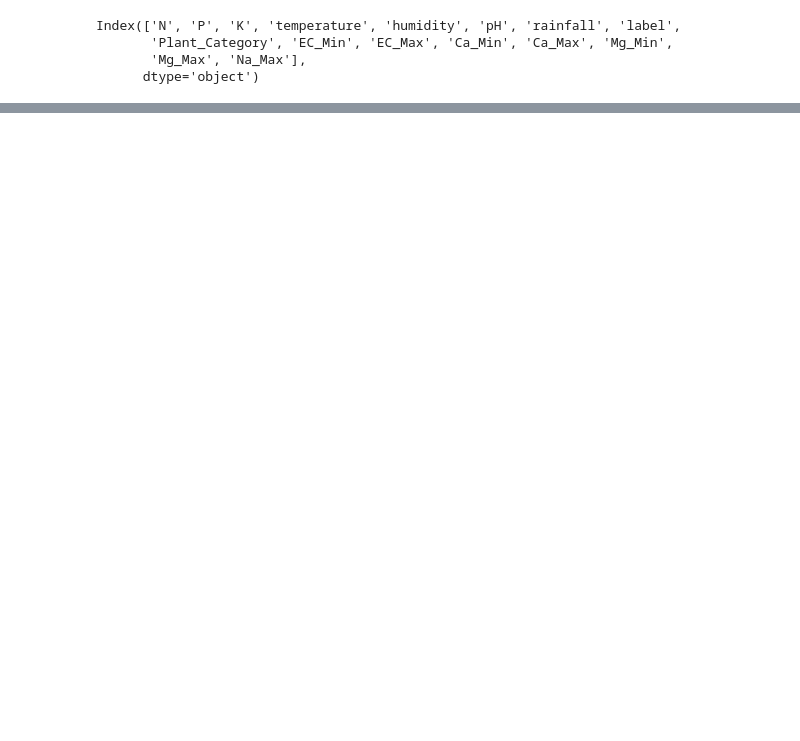
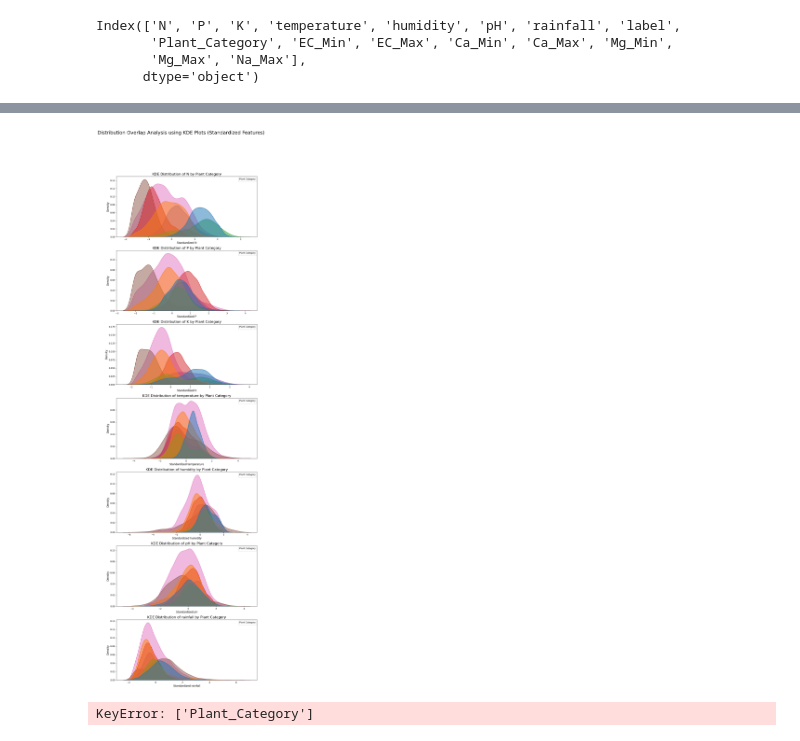
Before and after one commit to MostafaDEShmed/Graduation_Project, a Jupyter notebook: Graduation_Project.ipynb, the cells around one changed output, grey strips where cells are left out. Saved outputs shown, nothing was run; the diff lists cells and outputs as text; code cells hidden in the pictures; blank space fills up the shorter version.

```diff
--- a/Graduation_Project.ipynb
+++ b/Graduation_Project.ipynb
@@ -260,0 +448,47 @@ Na_Max       13100.0   0.0  1.0 -1.64 -0.40 -0.40  0.85  2.09
+# %%
+main_numerical_cols = ['N', 'P', 'K', 'temperature', 'humidity', 'pH', 'rainfall']
+
+plant_category_cols = [col for col in df.columns if col.startswith('Plant_Category_')]
+
+fig, axes = plt.subplots(nrows=len(main_numerical_cols), ncols=1, figsize=(10, 5 * len(main_numerical_cols)))
+plt.subplots_adjust(hspace=0.6, wspace=0.3)
+axes = axes.flatten()
+
+for i, col in enumerate(main_numerical_cols):
+    # Melt the DataFrame to long format for easier plotting with Seaborn
+    melted_df = df.melt(id_vars=[col], value_vars=plant_category_cols, var_name='Plant_Category_Encoded', value_name='Value')
+    melted_df = melted_df[melted_df['Value'] == True] # Filter for the actual categories
+
+    sns.kdeplot(data=melted_df, x=col, hue='Plant_Category_Encoded', ax=axes[i], fill=True, alpha=0.5, linewidth=1.5)
+
+    axes[i].set_title(f'KDE Distribution of {col} by Plant Category', fontsize=16)
+    axes[i].set_xlabel(f'Standardized {col}', fontsize=12)
+    axes[i].set_ylabel('Density', fontsize=12)
+
+    # Update legend labels to show actual plant category names
+    handles, labels = axes[i].get_legend_handles_labels()
+    new_labels = [label.replace('Plant_Category_', '') for label in labels]
+    axes[i].legend(handles, new_labels, title='Plant Category', loc='upper right', fontsize=8)
+
+
+plt.suptitle('Distribution Overlap Analysis using KDE Plots (Standardized Features)', fontsize=22, y=1.02)
+plt.tight_layout(rect=[0, 0, 1, 0.96])
+plt.show()
+# %% [output]
+[figure, added]
+# %%
+
+
+# Drop rows with missing values in 'Plant_Category' if necessary
+df.dropna(subset=['Plant_Category'], inplace=True)
+
+# 선택 أهم ميزات التربة (بالإضافة إلى فئة النبات الأصلية)
+soil_features_original = ['N', 'P', 'K', 'Plant_Category']
+
+# إنشاء مخطط الزوج (Pair Plot)
+# نستخدم البيانات الأصلية هنا لأن `pairplot` يتطلب عمود فئة واحد للتلوين
+sns.pairplot(df[soil_features_original], hue='Plant_Category', palette='viridis', diag_kind='kde')
+plt.suptitle('Pair Plot of N, P, and K by Plant Category', y=1.02, fontsize=18)
+plt.show()
+# %% [output]
+KeyError: ['Plant_Category']
```
Also changed, not shown: parts of 17 cells of this notebook.
